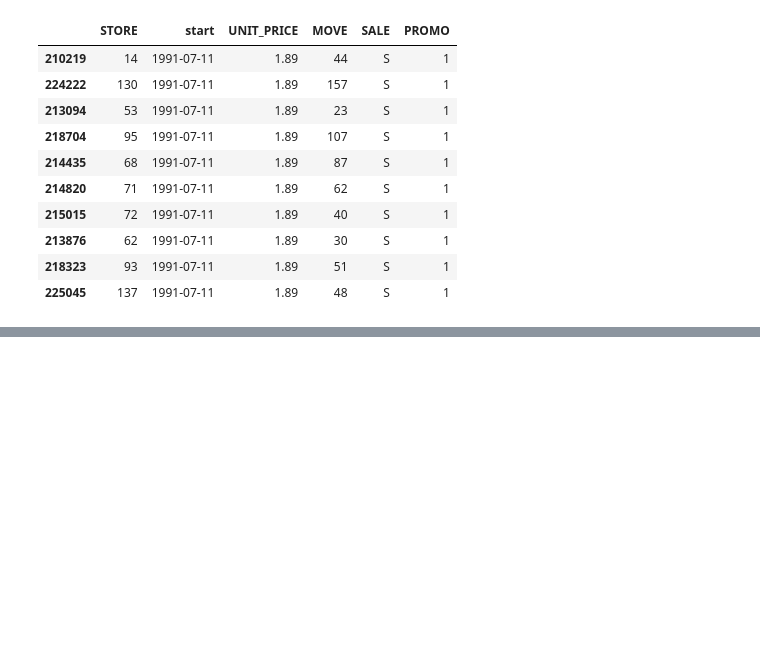
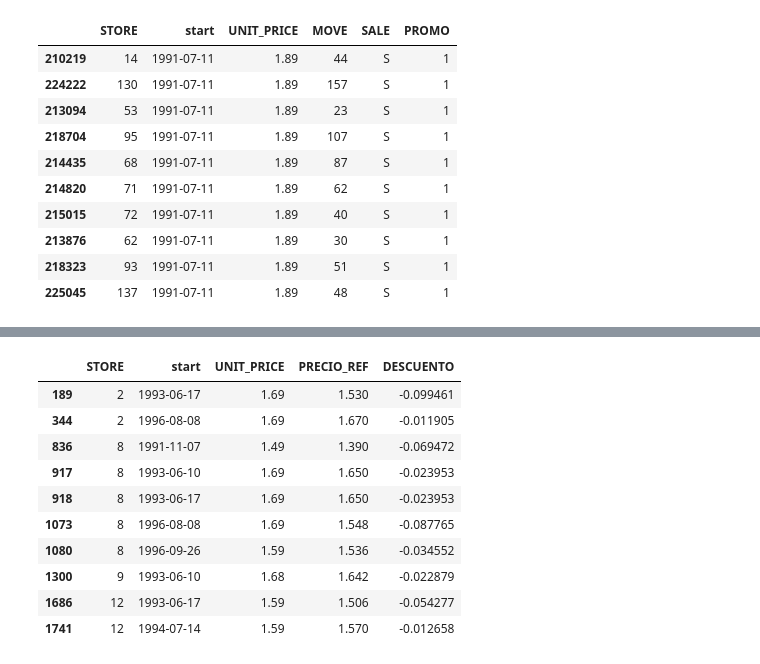
Before and after one commit to ivanfondo/Portafolio-Data-Science-Python, a Jupyter notebook: Pricing-Dominicks/notebooks/03_demanda_elasticidad.ipynb, the cells around one changed output, grey strips where cells are left out. Drawn from its saved outputs; the diff is of its cells as text; code cells hidden in the pictures; blank space fills up the shorter version.

```diff
--- a/Pricing-Dominicks/notebooks/03_demanda_elasticidad.ipynb
+++ b/Pricing-Dominicks/notebooks/03_demanda_elasticidad.ipynb
@@ -107,0 +110,19 @@ Para construir el precio de referencia vamos a emplear un cuantil alto (percenti
+# %%
+# Nos aseguramos de que todas las tiendas estén bien agrupadas por fecha.
+pepsi_sorted = pepsi.sort_values(['STORE','start']).reset_index(drop=True)
+
+# Parámetros de ventana móvil
+VENTANA = 13 # semanas coincidente con trimestre
+CUANTIL = 0.90 # parte más alta de la distribución
+
+# creamos nueva variable con precio referencia
+pepsi_sorted['PRECIO_REF'] = (
+    pepsi_sorted.groupby('STORE', observed=True)['UNIT_PRICE'] # aplicamos el cálculo separado por tienda
+    .transform(lambda x: x.rolling(VENTANA, min_periods=5, center=True) # Con center indicamos que mire tanto atrás como adelante
+               .quantile(CUANTIL))
+)
+
+# Comprobamos que los precios se han construido de forma correcta y se encuentran en la parte alta de la distrbución
+display(pepsi_sorted['PRECIO_REF'].describe())
+display(pepsi_sorted[['UNIT_PRICE', 'PRECIO_REF']].sample(10))
+print(f'Precios de referencia vacíos: {pepsi_sorted["PRECIO_REF"].isna().sum()}')
@@ -107,0 +157,7 @@ Para construir el precio de referencia vamos a emplear un cuantil alto (percenti
+# %%
+# creamos descuento
+pepsi_sorted['DESCUENTO'] = np.log(pepsi_sorted['PRECIO_REF']) - pepsi_sorted['ln_p']
+
+# Comprobamos resutlados
+display(pepsi_sorted['DESCUENTO'].describe())
+print(f"Cantidad de descuentos negativos: {(pepsi_sorted['DESCUENTO'] < -0.01).sum()}")
@@ -107,0 +179,14 @@ Para construir el precio de referencia vamos a emplear un cuantil alto (percenti
+# %%
+pepsi_sorted[pepsi_sorted["DESCUENTO"] < -0.01][["STORE", "start", "UNIT_PRICE", "PRECIO_REF", "DESCUENTO"]].head(10)
+# %% [output]
+|  | STORE | start | UNIT_PRICE | PRECIO_REF | DESCUENTO |
+| 189 | 2 | 1993-06-17 | 1.69 | 1.530 | -0.099461 |
+| 344 | 2 | 1996-08-08 | 1.69 | 1.670 | -0.011905 |
+| 836 | 8 | 1991-11-07 | 1.49 | 1.390 | -0.069472 |
+| 917 | 8 | 1993-06-10 | 1.69 | 1.650 | -0.023953 |
+| 918 | 8 | 1993-06-17 | 1.69 | 1.650 | -0.023953 |
+| 1073 | 8 | 1996-08-08 | 1.69 | 1.548 | -0.087765 |
+| 1080 | 8 | 1996-09-26 | 1.59 | 1.536 | -0.034552 |
+| 1300 | 9 | 1993-06-10 | 1.68 | 1.642 | -0.022879 |
+| 1686 | 12 | 1993-06-17 | 1.59 | 1.506 | -0.054277 |
+| 1741 | 12 | 1994-07-14 | 1.59 | 1.570 | -0.012658 |
```
Also changed, not shown: parts of 10 cells of this notebook.
